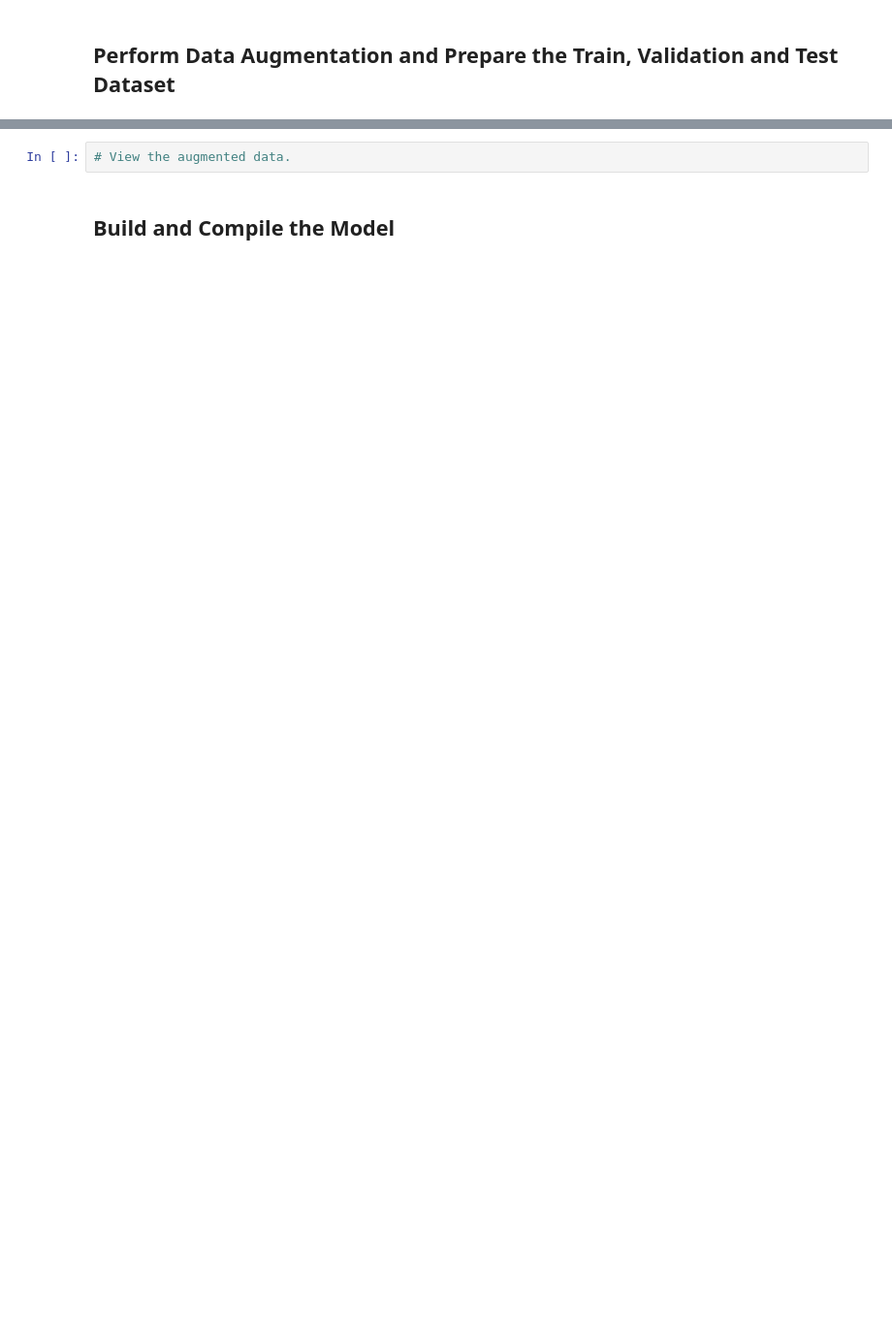
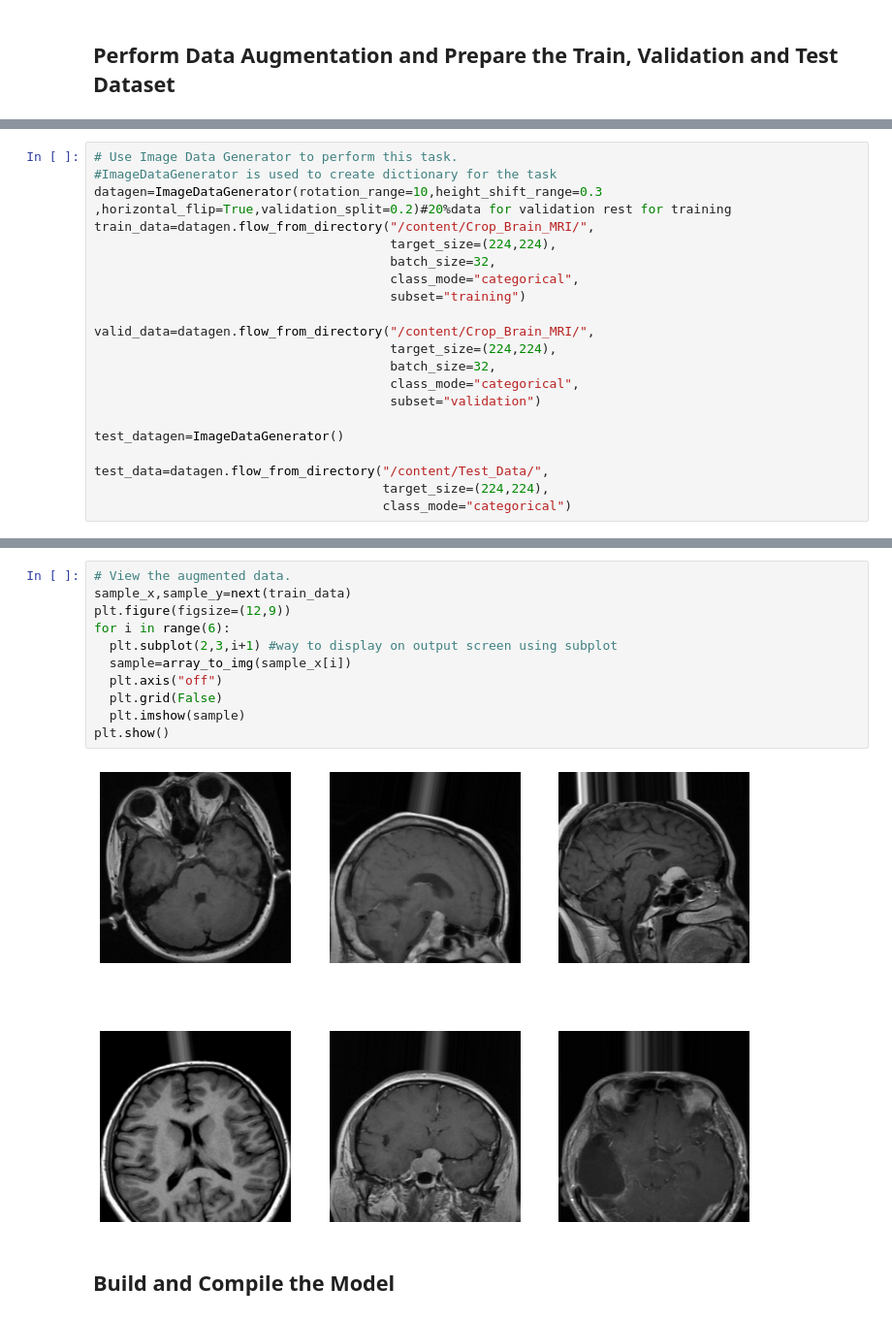
Before and after one commit to gaurisharma360/BRAIN_TUMOR, a Jupyter notebook: Brain_Tumor_Classification.ipynb, the cells around one changed output, grey strips where cells are left out. Shown at 97% size. Saved outputs shown, nothing was run; the diff lists cells and outputs as text; blank space fills up the shorter version.

```diff
--- a/Brain_Tumor_Classification.ipynb
+++ b/Brain_Tumor_Classification.ipynb
@@ -223,0 +223,21 @@ for i in tqdm(os.listdir(pituitary)):
+# %%
+# Use Image Data Generator to perform this task.
+#ImageDataGenerator is used to create dictionary for the task
+datagen=ImageDataGenerator(rotation_range=10,height_shift_range=0.3 ,horizontal_flip=True,validation_split=0.2)#20%data for validation rest for training
+train_data=datagen.flow_from_directory("/content/Crop_Brain_MRI/",
+                                       target_size=(224,224),
+                                       batch_size=32,
+                                       class_mode="categorical",
+                                       subset="training")
+
+valid_data=datagen.flow_from_directory("/content/Crop_Brain_MRI/",
+                                       target_size=(224,224),
+                                       batch_size=32,
+                                       class_mode="categorical",
+                                       subset="validation")
+
+test_datagen=ImageDataGenerator()
+
+test_data=datagen.flow_from_directory("/content/Test_Data/",
+                                      target_size=(224,224),
+                                      class_mode="categorical")
@@ -226,4 +255,15 @@ for i in tqdm(os.listdir(pituitary)):
-# %%
-# View the augmented data.
+# %%
+# View the augmented data.
+sample_x,sample_y=next(train_data)
+plt.figure(figsize=(12,9))
+for i in range(6):
+  plt.subplot(2,3,i+1) #way to display on output screen using subplot
+  sample=array_to_img(sample_x[i])
+  plt.axis("off")
+  plt.grid(False)
+  plt.imshow(sample)
+plt.show()
+# %% [output]
+[figure, added]
 # %% [markdown]
 ## Build and Compile the Model
```
Also changed, not shown: parts of 14 cells of this notebook.
